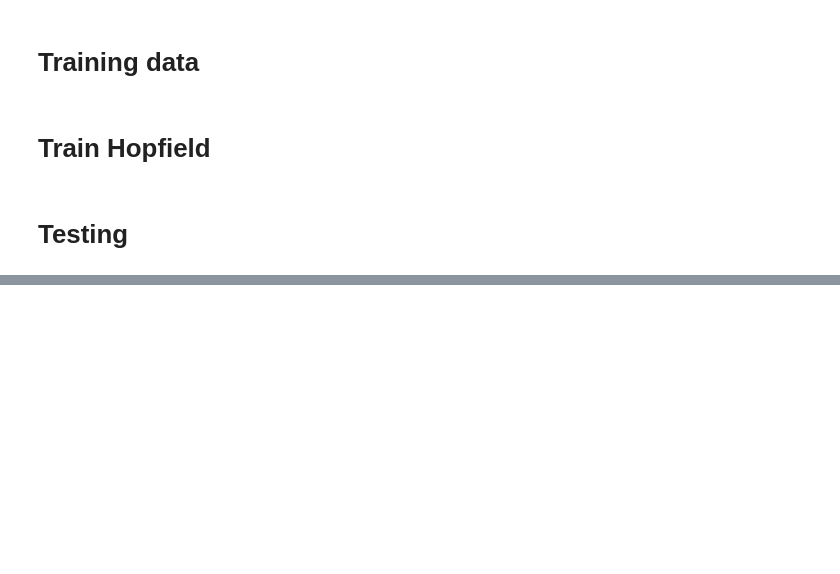
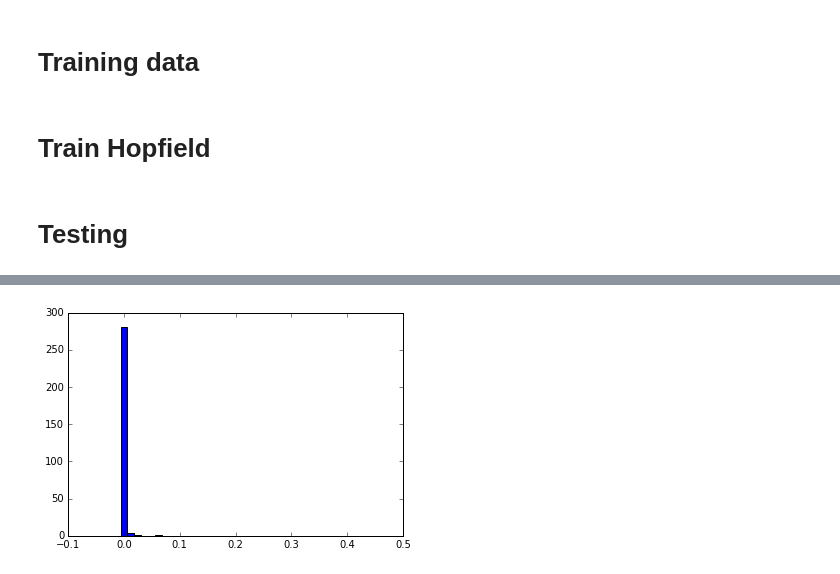
Before and after one commit to morpana/dep_memory, a Jupyter notebook: hopfield.ipynb, the cells around one changed output, grey strips where cells are left out. Drawn from its saved outputs; the diff is of its cells as text; code cells hidden in the pictures; blank space fills up the shorter version.

Commit message:
matrix from id via 1 cell at a time

```diff
--- a/hopfield.ipynb
+++ b/hopfield.ipynb
@@ -336,0 +771,8 @@ for key in maintain:
+# %%
+matrix_shape = (1,)
+# m_encoder = scalar_sdr(80,44,-0.25,0.25,matrix_shape)
+# b_encoder = scalar_sdr(88,40,0.0,1.0)
+m_encoder = scalar_sdr(40,22,-0.25,0.25,matrix_shape)
+b_encoder = scalar_sdr(44,20,0.0,1.0)
+# %%
+nodes = m_encoder.n*reduce(lambda x, y: x*y, m_encoder.ndarray_shape) + b_encoder.n
@@ -336,0 +804,85 @@ for key in maintain:
+# %%
+def bargraph(diffs,max_,bars):
+    diffs = abs(np.array(diffs))
+    categories = []
+    values = np.zeros(bars)
+    #max_ = np.max(diffs)
+    for i in range(bars):
+        categories.append(i*max_/bars)
+    for diff in diffs:
+        i = int(diff/(max_+0.0000001)*bars)
+        values[i] += 1
+    return categories, values
+# %%
+nans_avg = []
+means_avg = []
+maxs = []
+stds = []
+diffss = []
+durations = []
+for i in range(20):
+    nans = 0
+    diffs_m = []
+    for index in np.ndindex(matrices["zero"].shape):
+        #print("Index: "+str(index))
+        for id_ in brain_id:
+            #print id_
+            data = np.zeros(nodes)-1
+            brain_sig = brain_id[id_]
+            #print(brain_sig)
+            brain_sig = b_encoder.encode(brain_sig)
+            data[-b_encoder.n:] = brain_sig
+
+            nns[index].setIter(300)
+            t0 = time.time()
+            mem = nns[index].recall(data)
+            duration = time.time()-t0
+            durations.append(duration)
+            #print("Time: %f" %duration)
+            matrix_out = mem[0:m_encoder.n*reduce(lambda x, y: x*y, m_encoder.ndarray_shape)]
+
+            matrix_decoded = m_encoder.decode_ndarray(matrix_out)
+            #print("Matrix decoded:")
+            #print(matrix_decoded)
+            diff_m = m_encoder.decode_ndarray(m_encoder.encode_ndarray(matrices[id_][index].reshape(matrix_shape)).flatten())-matrix_decoded
+            if np.isnan(diff_m):
+                nans += 1
+            diffs_m.append(diff_m)
+            #print("diff_m: ")
+            #print "Id: %s, Diff:" %id_, diff_m[0]
+
+            brain_sig_out = mem[-b_encoder.n:]
+            brain_sig_decoded = b_encoder.decode(brain_sig_out)
+            #print("brain_sig decoded: ")
+            #print(brain_sig_decoded)
+            diff_b = b_encoder.decode(b_encoder.encode(brain_id[id_])) - brain_sig_decoded
+            #print("diff_b: ")
+            #print(diff_b)
+            #print
+#    print "nans: ", nans
+#    print "mean: ", np.mean(abs(np.array(diffs_m)))
+#    print "max: ", np.max(abs(np.array(diffs_m)))
+#    print "std: ", np.std(abs(np.array(diffs_m)))
+#    categories,values = bargraph(diffs_m,0.5,20)
+
+    nans_avg.append(nans)
+    means_avg.append(np.mean(abs(np.array(diffs_m))))
+    maxs.append(np.max(abs(np.array(diffs_m))))
+    stds.append(np.std(abs(np.array(diffs_m))))
+    diffss.append(diffs_m)
+print "nans: ", np.max(nans_avg)
+print "mean: ", np.mean(means_avg)
+print "max: ", np.max(maxs)
+print "std: ", np.mean(stds)
+print "duration: ", np.mean(durations)
+v = []
+for diff in diffss:
+    categories,values = bargraph(diff,0.5,40)
+    v.append(values)
+plt.figure(1)
+width = categories[1]
+v_avg = np.mean(v,axis=0)
+plt.bar(categories, np.mean(v,axis=0), width, align='center')
+plt.show()
+print "Values[0]: ", v_avg[0]
+# %% [output]
@@ -336,0 +894 @@ for key in maintain:
+[figure, added]
```
Also changed, not shown: parts of 38 cells of this notebook.
